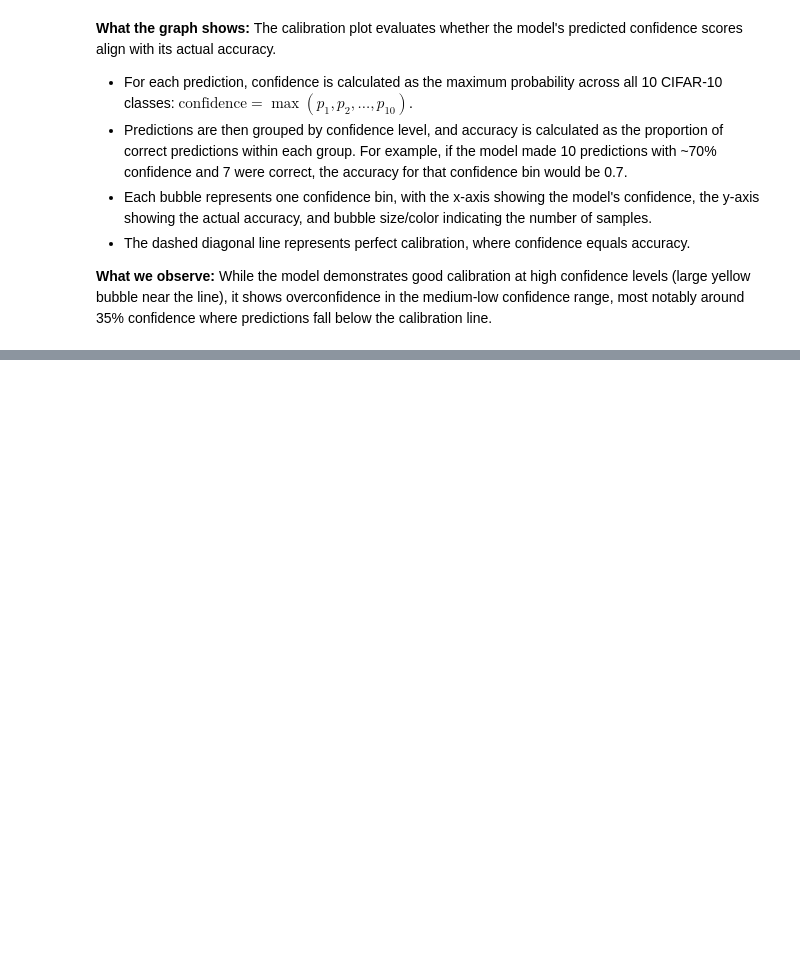
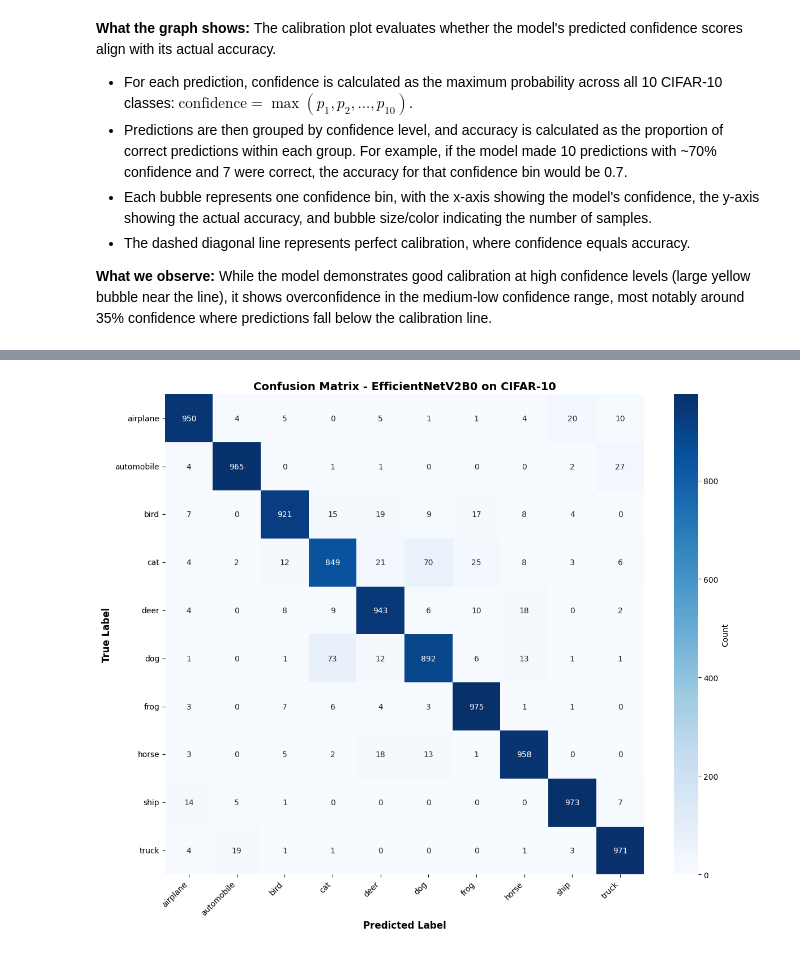
Before and after one commit to HelenaGomezV/project-deep-learning-image-classification-with-cnn-and-transfer-learning, a Jupyter notebook: image_classification_project_JP.ipynb, the cells around one changed output, grey strips where cells are left out. Cells and saved outputs as stored; diff of their text form; code cells hidden in the pictures; blank space fills up the shorter version.

```diff
--- a/image_classification_project_JP.ipynb
+++ b/image_classification_project_JP.ipynb
@@ -1646,0 +2733,33 @@ plt.show()
+# %%
+# Confusion matrix
+import numpy as np
+import seaborn as sns
+from sklearn.metrics import confusion_matrix, classification_report
+
+# Get predictions
+y_pred = tf_model_effnet_v2.predict(X_test)
+y_pred_classes = np.argmax(y_pred, axis=1)
+y_true = y_test.flatten()
+
+# Class names
+class_names = ['airplane', 'automobile', 'bird', 'cat', 'deer',
+               'dog', 'frog', 'horse', 'ship', 'truck']
+
+# Confusion matrix
+cm = confusion_matrix(y_true, y_pred_classes)
+
+# Plot
+plt.figure(figsize=(12, 10))
+sns.heatmap(cm, annot=True, fmt='d', cmap='Blues',
+            xticklabels=class_names, yticklabels=class_names,
+            cbar_kws={'label': 'Count'})
+plt.xlabel('Predicted Label', fontsize=12, fontweight='bold')
+plt.ylabel('True Label', fontsize=12, fontweight='bold')
+plt.title('Confusion Matrix - EfficientNetV2B0 on CIFAR-10', fontsize=14, fontweight='bold')
+plt.xticks(rotation=45, ha='right')
+plt.yticks(rotation=0)
+plt.tight_layout()
+plt.show()
+
+# Interpretation: Diagonal = correct predictions, off-diagonal = errors
+# %% [output]
@@ -1646,0 +2767 @@ plt.show()
+[figure, added]
```
Also changed, not shown: parts of 37 cells of this notebook, 1 other file.
